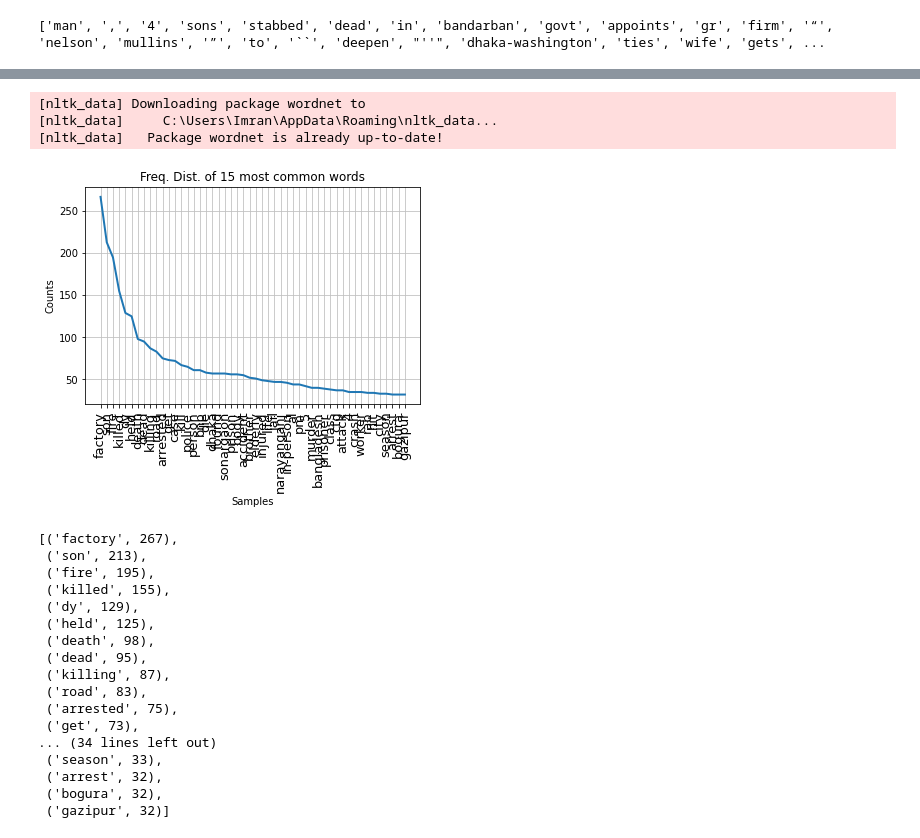
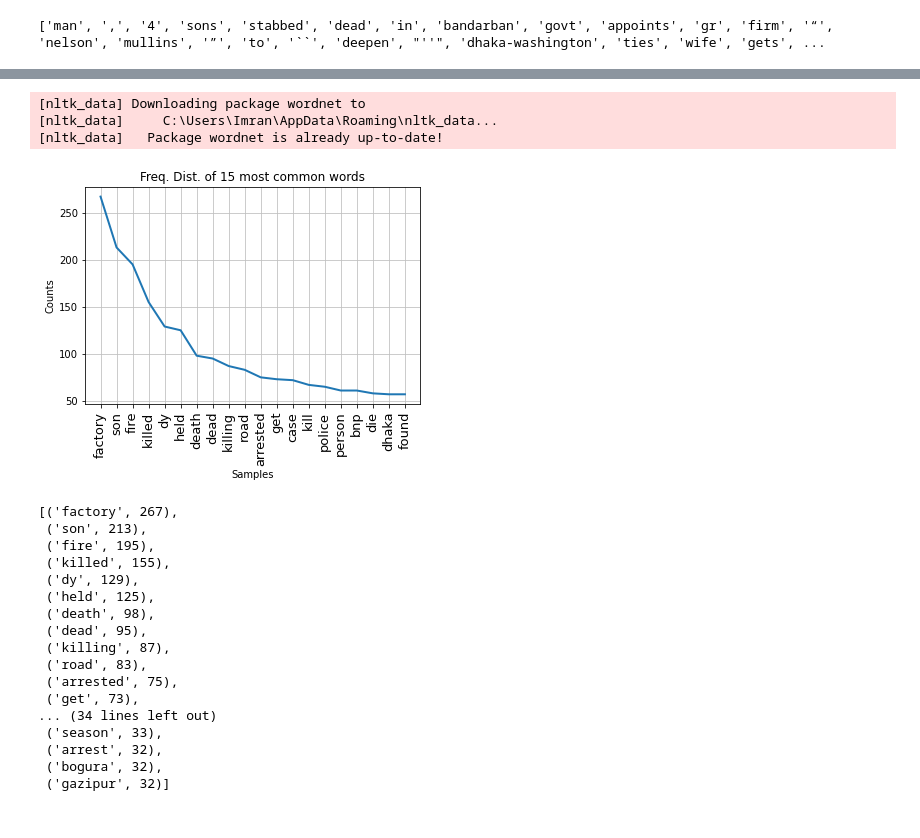
Before and after one commit to muimran/women_in_news_headlines, a Jupyter notebook: women_in_news.ipynb, the cells around one changed output, grey strips where cells are left out. Drawn from its saved outputs; the diff is of its cells as text; code cells hidden in the pictures.

```diff
--- a/women_in_news.ipynb
+++ b/women_in_news.ipynb
@@ -184,22 +184,22 @@ print(stop_words)
 # %%
 fltrd_words_males = [word for word in tokenized_words_males if not word in stop_words]
 import nltk
 nltk.download('wordnet')
 from nltk.stem import WordNetLemmatizer
 lemmatizer = WordNetLemmatizer()
 lem_tokens_males = [lemmatizer.lemmatize(word) for word in fltrd_words_males]
 from nltk import FreqDist
 fltrd_words_dist_males= FreqDist(lem_tokens_males)
 import matplotlib.pyplot as plt
 
 plt.xticks(fontsize=13)
-fltrd_words_dist_males.plot(50,title='Freq. Dist. of 15 most common words')
+fltrd_words_dist_males.plot(20,title='Freq. Dist. of 15 most common words')
 fltrd_words_dist_males.most_common(50)
 # %% [output]
 [nltk_data] Downloading package wordnet to
 [nltk_data]     C:\Users\Imran\AppData\Roaming\nltk_data...
 [nltk_data]   Package wordnet is already up-to-date!
-[figure, old version]
+[figure, new version]
 [('factory', 267),
  ('son', 213),
  ('fire', 195),
```
Also changed, not shown: parts of 3 cells of this notebook.
